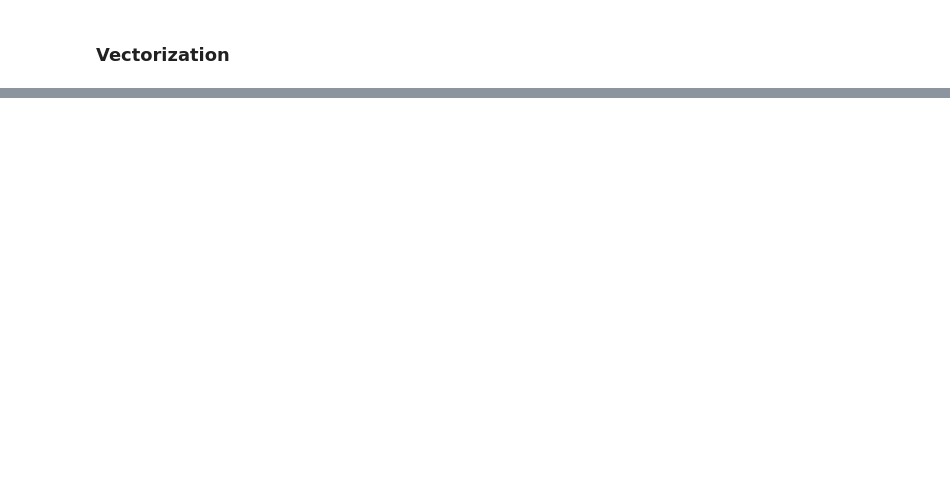
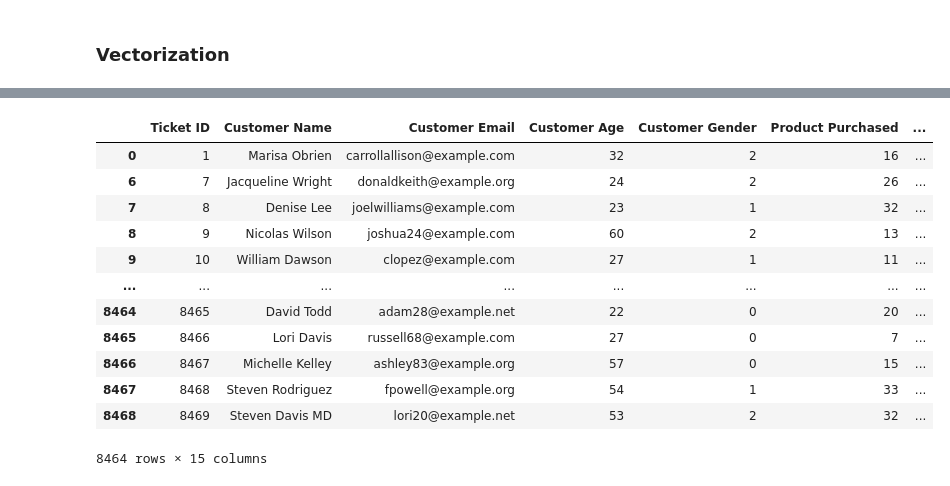
Before and after one commit to CompileNetwork33/NLP, a Jupyter notebook: tickets1.ipynb, the cells around one changed output, grey strips where cells are left out. Cells and saved outputs as stored; diff of their text form; code cells hidden in the pictures; blank space fills up the shorter version.

```diff
--- a/tickets1.ipynb
+++ b/tickets1.ipynb
@@ -243,2 +425,20 @@ print(X.toarray())
+# %%
+import numpy as np
+np.set_printoptions(edgeitems=40,linewidth=100000,formatter=dict(float=lambda x:"%.3g"% x))
+x
+# %% [output]
+|  | Ticket ID | Customer Name | Customer Email | Customer Age | Customer Gender | Product Purchased | ... |
+| 0 | 1 | Marisa Obrien | carrollallison@example.com | 32 | 2 | 16 | ... |
+| 6 | 7 | Jacqueline Wright | donaldkeith@example.org | 24 | 2 | 26 | ... |
+| 7 | 8 | Denise Lee | joelwilliams@example.com | 23 | 1 | 32 | ... |
+| 8 | 9 | Nicolas Wilson | joshua24@example.com | 60 | 2 | 13 | ... |
+| 9 | 10 | William Dawson | clopez@example.com | 27 | 1 | 11 | ... |
+| ... | ... | ... | ... | ... | ... | ... | ... |
+| 8464 | 8465 | David Todd | adam28@example.net | 22 | 0 | 20 | ... |
+| 8465 | 8466 | Lori Davis | russell68@example.com | 27 | 0 | 7 | ... |
+| 8466 | 8467 | Michelle Kelley | ashley83@example.org | 57 | 0 | 15 | ... |
+| 8467 | 8468 | Steven Rodriguez | fpowell@example.org | 54 | 1 | 33 | ... |
+| 8468 | 8469 | Steven Davis MD | lori20@example.net | 53 | 2 | 32 | ... |
+8464 rows × 15 columns
 # %%
 df["Customer Satisfaction Rating"].isnull().sum()
```
Also changed, not shown: parts of 36 cells of this notebook.
